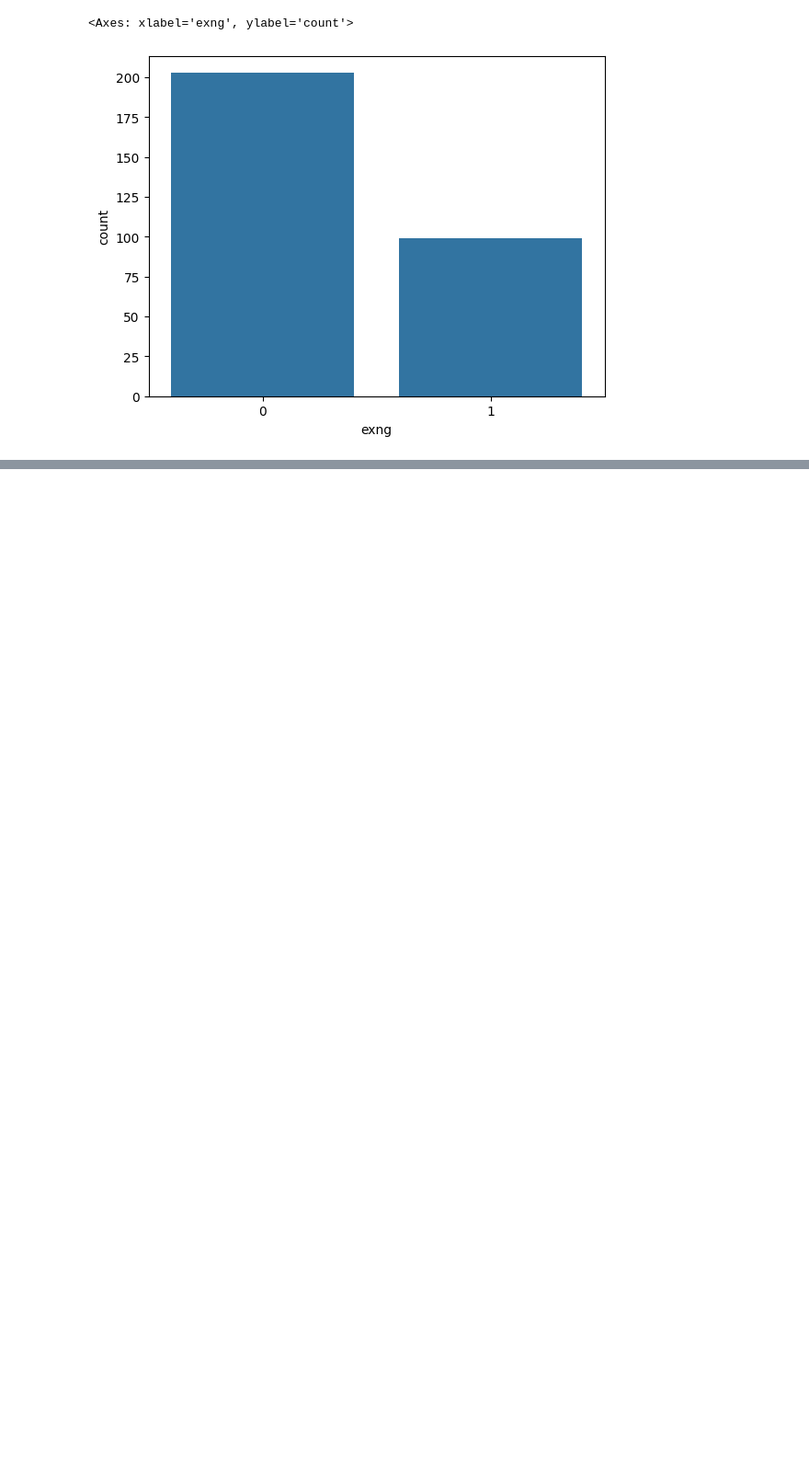
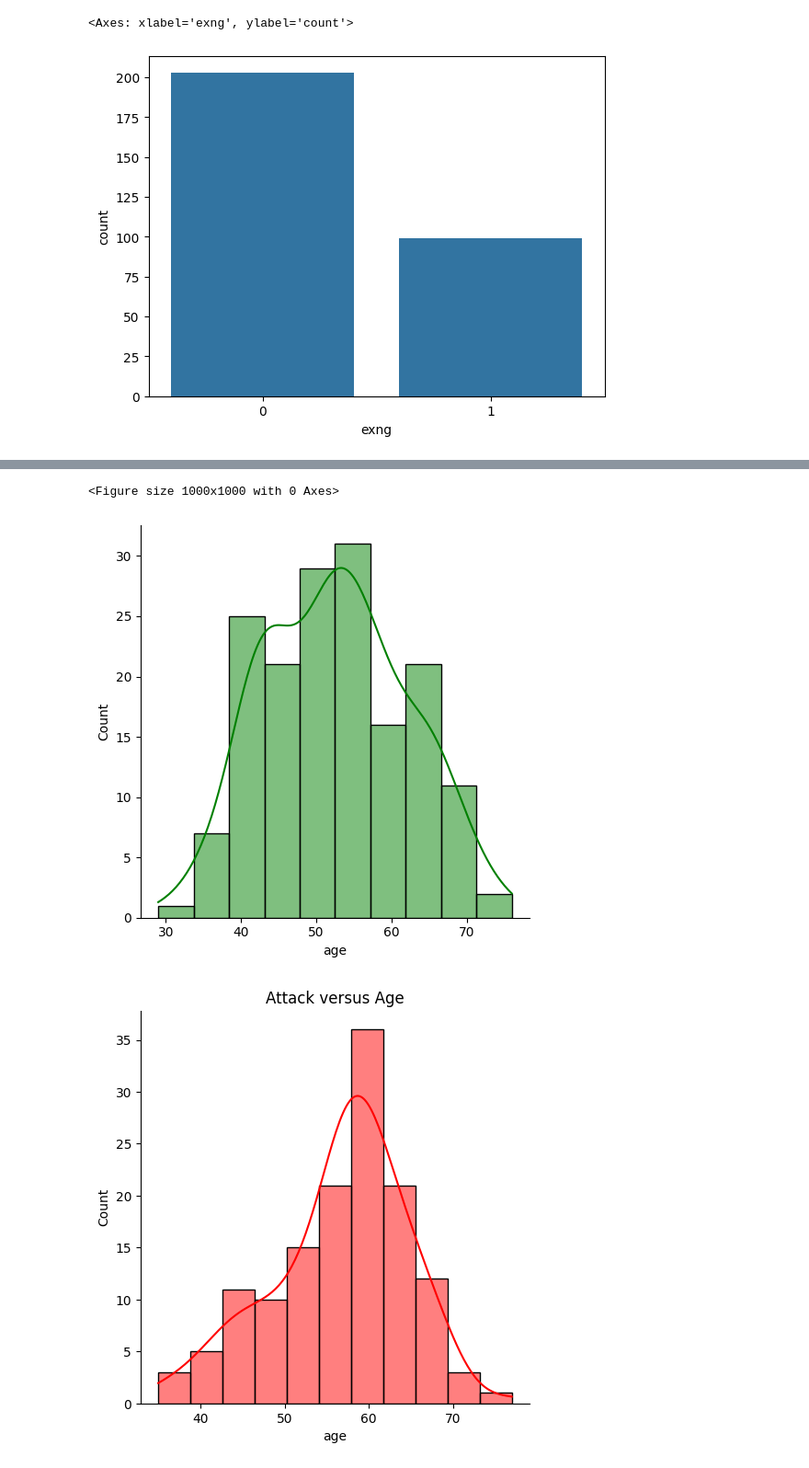
Before and after one commit to vaibhavsanap/ml-notebooks, a Jupyter notebook: First-Notebook-with-GPU.ipynb, the cells around one changed output, grey strips where cells are left out. Shown at 92% size. Saved outputs shown, nothing was run; the diff lists cells and outputs as text; code cells hidden in the pictures; blank space fills up the shorter version.

```diff
--- a/First-Notebook-with-GPU.ipynb
+++ b/First-Notebook-with-GPU.ipynb
@@ -119,0 +131,10 @@ sns.displot(df_heart.age, color='red', label='Age', kde=True)
+# %%
+plt.figure(figsize=(10,10))
+sns.displot(df_heart[df_heart['output']==1]["age"], color='green', kde=True)
+sns.displot(df_heart[df_heart['output']==0]['age'], color='red',kde=True)
+plt.title("Attack versus Age")
+plt.show()
+# %% [output]
+<Figure size 1000x1000 with 0 Axes>
+[figure, added]
+[figure, added]
```
Also changed, not shown: parts of 12 cells of this notebook, 4 other files.
